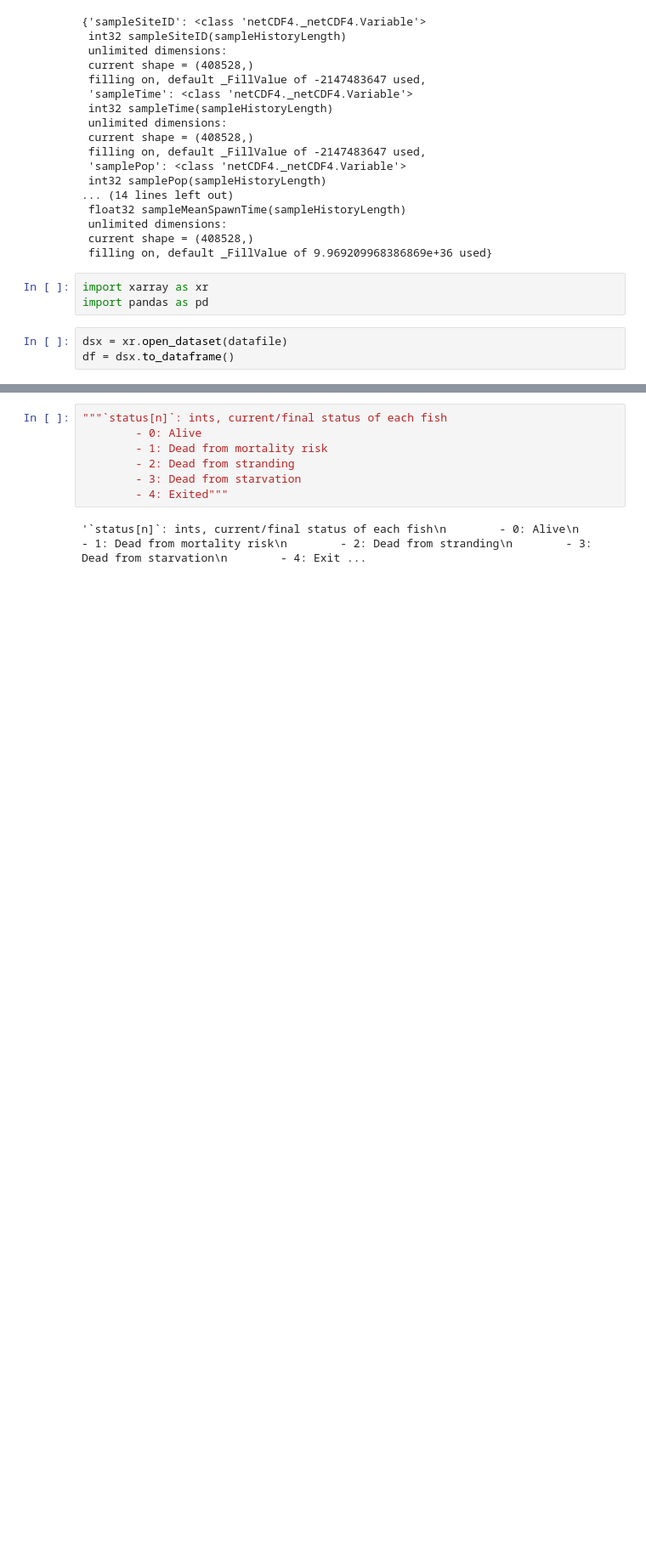
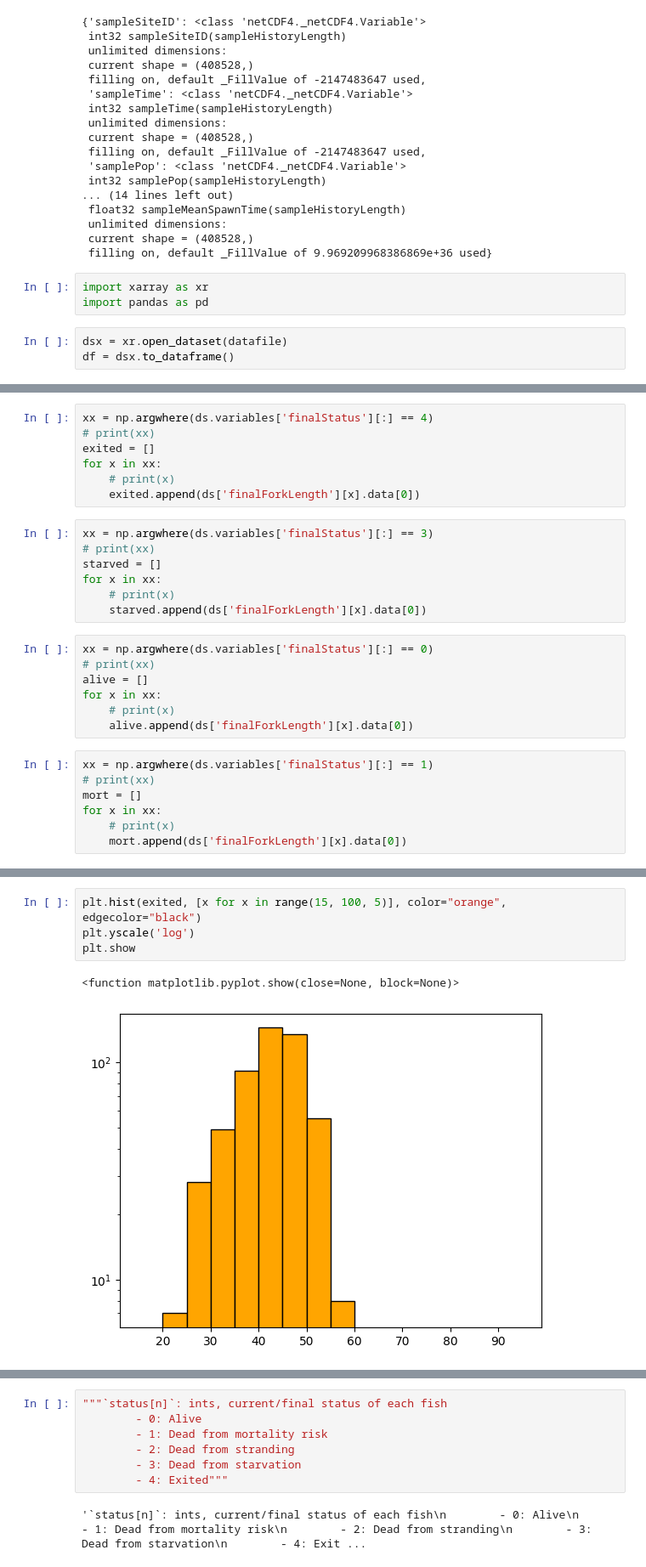
Before and after one commit to noaa-nwfsc/Skagit-IBM, a Jupyter notebook: NetCDF Explorer.ipynb, the cells around one changed output, grey strips where cells are left out. Shown: that part at 85% size. Cells and saved outputs as stored; diff of their text form; blank space fills up the shorter version.

```diff
--- a/NetCDF Explorer.ipynb
+++ b/NetCDF Explorer.ipynb
@@ -128,0 +101,28 @@ Data variables:
+# %%
+xx = np.argwhere(ds.variables['finalStatus'][:] == 4)
+# print(xx)
+exited = []
+for x in xx:
+    # print(x)
+    exited.append(ds['finalForkLength'][x].data[0])
+# %%
+xx = np.argwhere(ds.variables['finalStatus'][:] == 3)
+# print(xx)
+starved = []
+for x in xx:
+    # print(x)
+    starved.append(ds['finalForkLength'][x].data[0])
+# %%
+xx = np.argwhere(ds.variables['finalStatus'][:] == 0)
+# print(xx)
+alive = []
+for x in xx:
+    # print(x)
+    alive.append(ds['finalForkLength'][x].data[0])
+# %%
+xx = np.argwhere(ds.variables['finalStatus'][:] == 1)
+# print(xx)
+mort = []
+for x in xx:
+    # print(x)
+    mort.append(ds['finalForkLength'][x].data[0])
@@ -128,0 +139,7 @@ Data variables:
+# %%
+plt.hist(exited, [x for x in range(15, 100, 5)], color="orange", edgecolor="black")
+plt.yscale('log')
+plt.show
+# %% [output]
+<function matplotlib.pyplot.show(close=None, block=None)>
+[figure, added]
```
Also changed, not shown: parts of 41 cells of this notebook, 3 other files.
